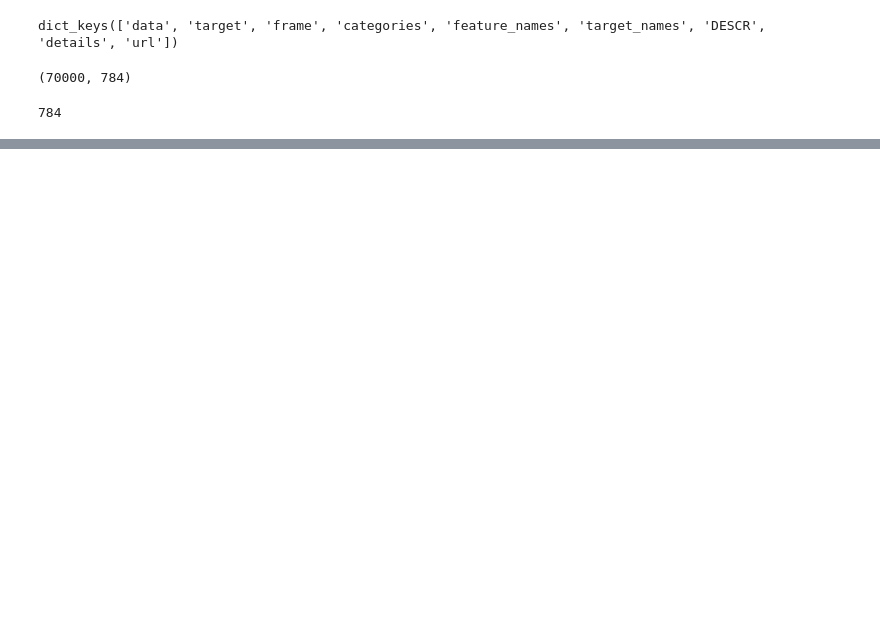
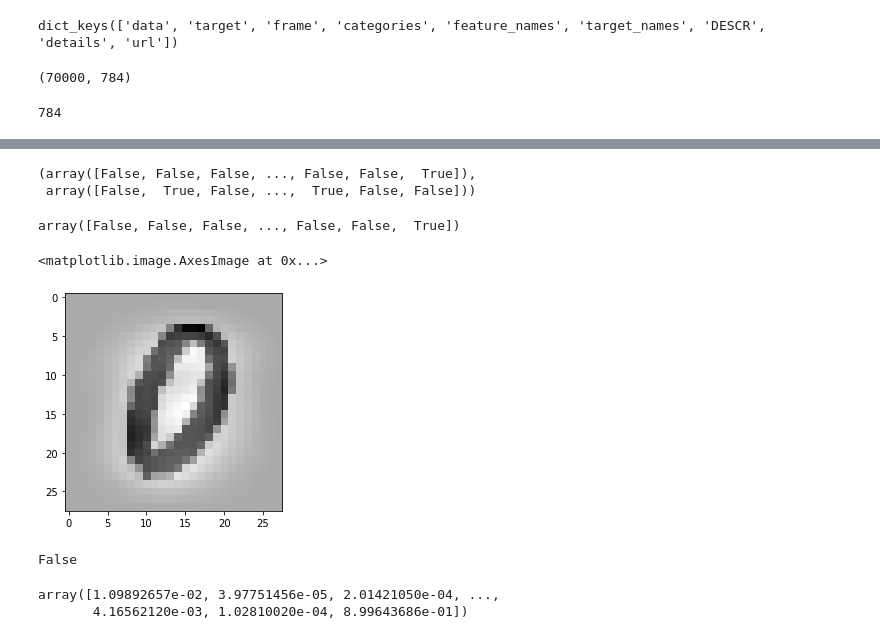
Before and after one commit to mark-andrews/pyml01, a Jupyter notebook: notebooks/logistic_regression.ipynb, the cells around one changed output, grey strips where cells are left out. Cells and saved outputs as stored; diff of their text form; code cells hidden in the pictures; blank space fills up the shorter version.

```diff
--- a/notebooks/logistic_regression.ipynb
+++ b/notebooks/logistic_regression.ipynb
@@ -37,0 +61,11 @@ array([[  0.,   0.,   0.,   0.,   0.,   0.,   0.,   0.,   0.,   0.,   0.,
+# %%
+X_train, X_test, y_train, y_test = train_test_split(mnist['data'],
+                                                    mnist['target'],
+                                                    test_size = 0.2,
+                                                    random_state = 10101)
+
+y_train = y_train == '8'
+y_test = y_test == '8'
+
+X_train = preprocessing.scale(X_train)
+X_test = preprocessing.scale(X_test)
@@ -37,0 +76,5 @@ array([[  0.,   0.,   0.,   0.,   0.,   0.,   0.,   0.,   0.,   0.,   0.,
+# %%
+y_train,y_test
+# %% [output]
+(array([False, False, False, ..., False, False,  True]),
+ array([False,  True, False, ...,  True, False, False]))
@@ -37,0 +87,18 @@ array([[  0.,   0.,   0.,   0.,   0.,   0.,   0.,   0.,   0.,   0.,   0.,
+# %%
+result.predict(X_train)
+# %% [output]
+array([False, False, False, ..., False, False,  True])
+# %%
+plt.imshow(X_train[0].reshape(28, 28), cmap = plt.cm.binary, interpolation='nearest')
+# %% [output]
+<matplotlib.image.AxesImage at 0x...>
+[figure, added]
+# %%
+y_train[0]
+# %% [output]
+False
+# %%
+result.predict_proba(X_train)[:,1]
+# %% [output]
+array([1.09892657e-02, 3.97751456e-05, 2.01421050e-04, ...,
+       4.16562120e-03, 1.02810020e-04, 8.99643686e-01])
```
Also changed, not shown: parts of 31 cells of this notebook, 2 other files.
